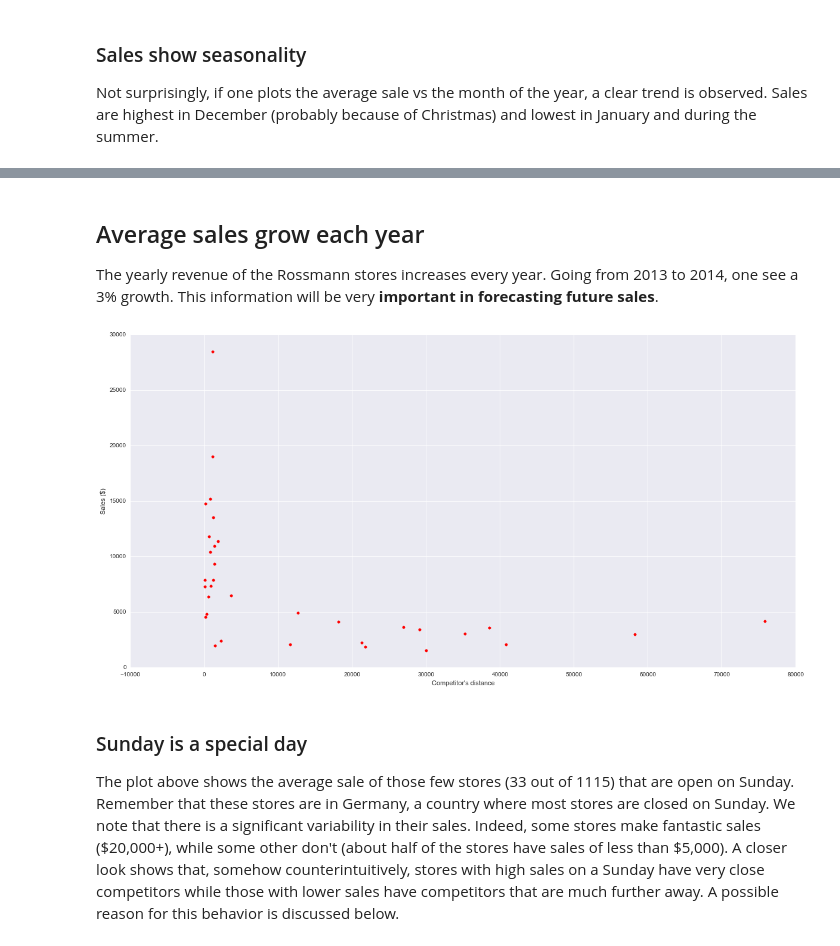
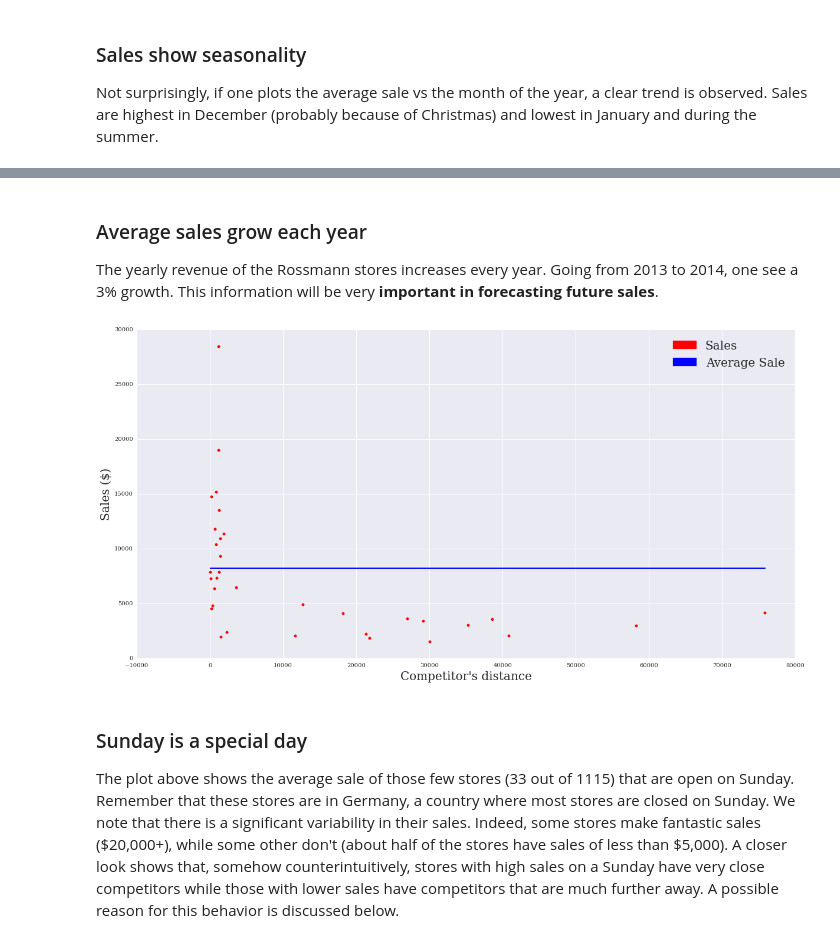
Before and after one commit to DarioMarrocchelli/DSI-Capstone-Project, a Jupyter notebook: Capstone Project Write Up.ipynb, the cells around one changed output, grey strips where cells are left out. Cells and saved outputs as stored; diff of their text form; code cells hidden in the pictures.

```diff
--- a/Capstone Project Write Up.ipynb
+++ b/Capstone Project Write Up.ipynb
@@ -117,17 +143,22 @@ concat.groupby('Year')['Sales'].mean().plot()
 # %% [markdown]
-## Average sales grow each year
+### Average sales grow each year
 The yearly revenue of the Rossmann stores increases every year. Going from 2013 to 2014, one see a 3% growth. This information will be very **important in forecasting future sales**.
 # %%
 high =  concat[concat.DayOfWeek == 7]
 plt.figure(figsize=(20,10))
 y = high.groupby('Store')[['Sales']].mean()
 x = high.groupby('Store')[['CompetitionDistance']].mean()
-plt.xlabel('Competitor\'s distance')
-plt.ylabel('Sales ($)')
-plt.scatter(x, y, color = 'red', label = 'Sales')
+ave = 33*[high['Sales'].mean()]
+plt.scatter(x,y, color = 'red')
+plt.plot(x,ave, color = 'blue')
+plt.xlabel('Competitor\'s distance', fontsize=20)
+plt.ylabel('Sales ($)', fontsize=20)
+red_patch = mpatches.Patch(color='red', label='Sales')
+blue_patch = mpatches.Patch(color='blue', label='Average Sale')
+plt.legend(handles=[red_patch, blue_patch],prop={'size':20})
 plt.show()
 # %% [output]
-[figure, old version]
+[figure, new version]
 # %% [markdown]
 ### Sunday is a special day
 
```
Also changed, not shown: parts of 7 cells of this notebook.
